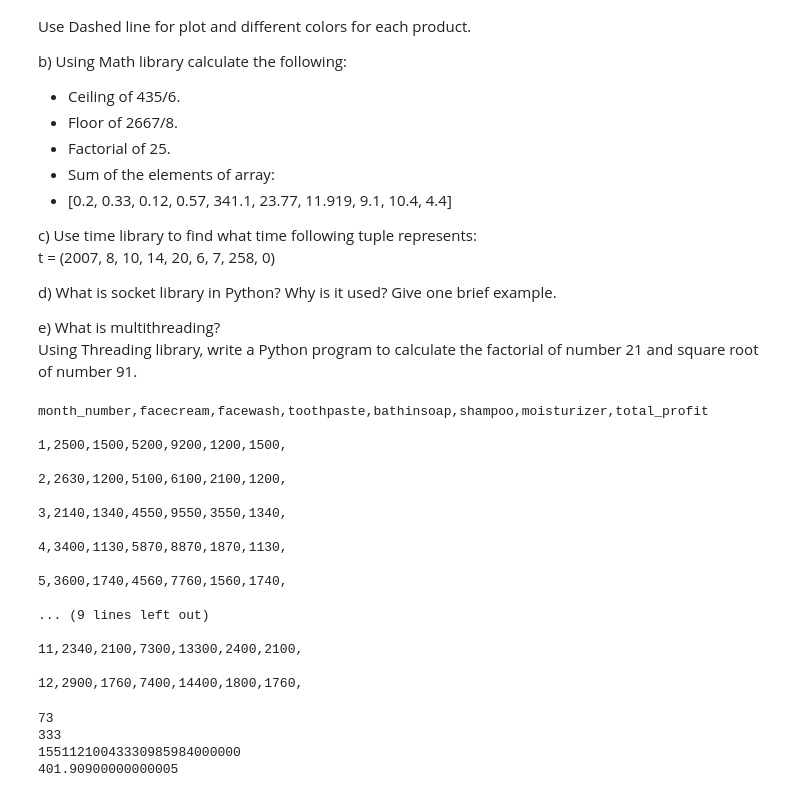
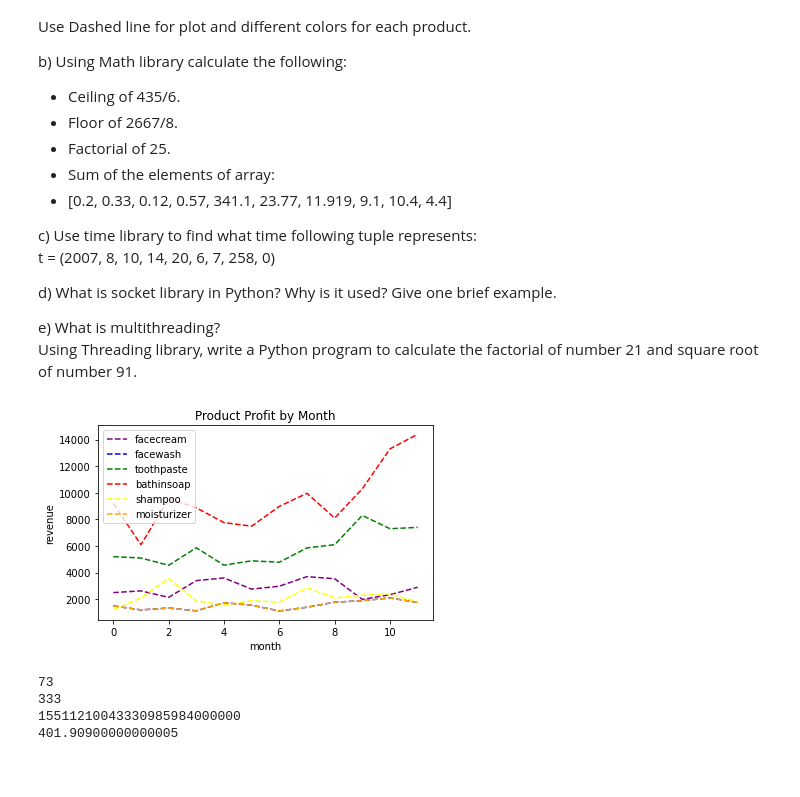
Before and after one commit to ig596/ISSEM-Summer-2022, a Jupyter notebook: labs/lab3/lab3_group_21.ipynb, the cells around one changed output. Drawn from its saved outputs; the diff is of its cells as text; code cells hidden in the pictures.

Commit message:
Question 1 first draft is ready

```diff
--- a/labs/lab3/lab3_group_21.ipynb
+++ b/labs/lab3/lab3_group_21.ipynb
@@ -24,34 +24,35 @@ d) What is socket library in Python? Why is it used? Give one brief example.
 
 e) What is multithreading?
 Using Threading library, write a Python program to calculate the factorial of number 21 and square root of number 91.
-# %%
-# Question 1A
-import matplotlib as plt
-
-# Download file contents
-with open('test.csv', 'r', encoding='utf-8') as fd:
-    for line in fd:
-        print(line)
-
-# Plot lines
-# %% [output]
-﻿month_number,facecream,facewash,toothpaste,bathinsoap,shampoo,moisturizer,total_profit
-
-1,2500,1500,5200,9200,1200,1500,
-
-2,2630,1200,5100,6100,2100,1200,
-
-3,2140,1340,4550,9550,3550,1340,
-
-4,3400,1130,5870,8870,1870,1130,
-
-5,3600,1740,4560,7760,1560,1740,
-
-... (9 lines left out)
-
-11,2340,2100,7300,13300,2400,2100,
-
-12,2900,1760,7400,14400,1800,1760,
+# %%
+# Question 1A
+import matplotlib.pyplot as plt
+import pandas as pd
+
+# Plot lines
+df = pd.read_csv('test.csv')
+
+# Plot the graph
+fig = plt.figure()
+fig.subplots_adjust(top=0.8)
+
+ax1 = fig.add_subplot(111)
+ax1.set_ylabel('revenue')
+ax1.set_xlabel('month')
+ax1.set_title('Product Profit by Month')
+
+ax1.plot(df['facecream'], label='facecream', color='purple', linestyle='dashed')
+ax1.plot(df['facewash'], label='facewash', color='blue', linestyle='dashed')
+ax1.plot(df['toothpaste'], label='toothpaste', color='green', linestyle='dashed')
+ax1.plot(df['bathinsoap'], label='bathinsoap', color='red', linestyle='dashed')
+ax1.plot(df['shampoo'], label='shampoo', color='yellow', linestyle='dashed')
+ax1.plot(df['moisturizer'], label='moisturizer', color='orange', linestyle='dashed')
+ax1.legend()
+
+#display plot
+plt.show()
+# %% [output]
+[figure, added]
 # %%
 # Question 1B
 import math
```
Also changed, not shown: parts of 3 cells of this notebook.
